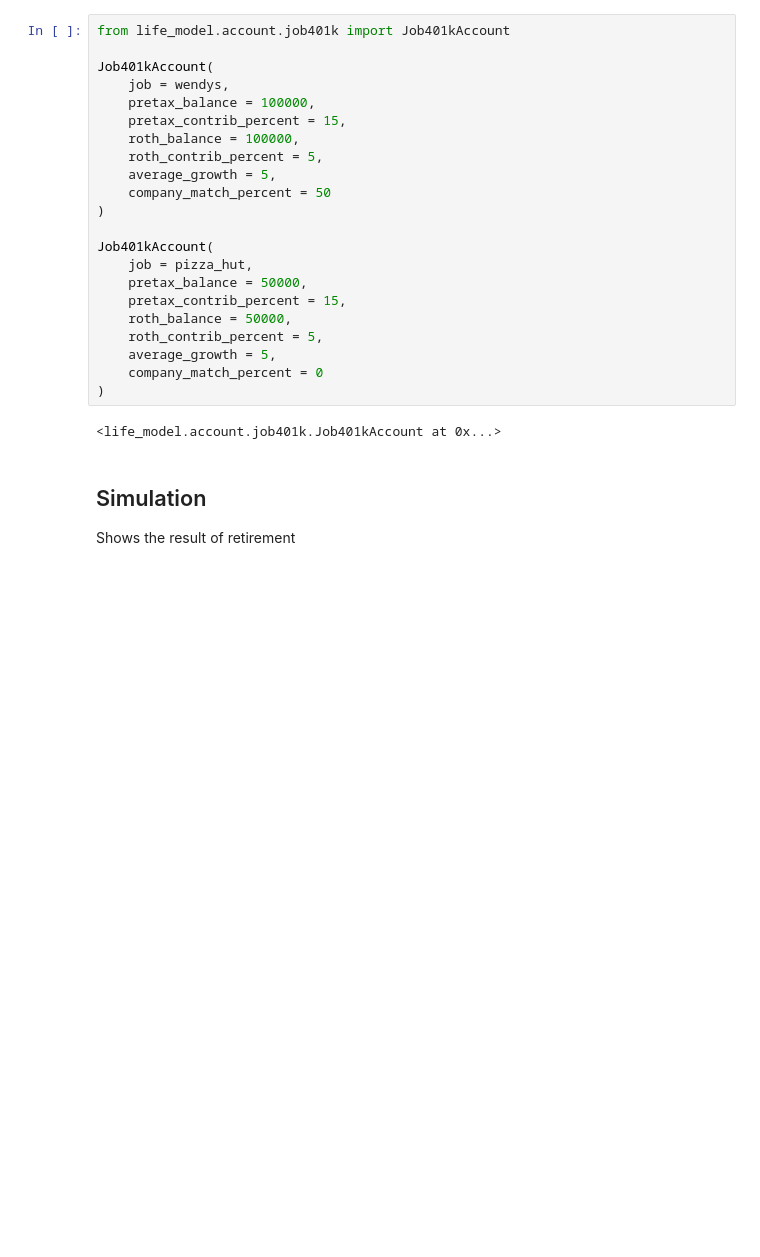
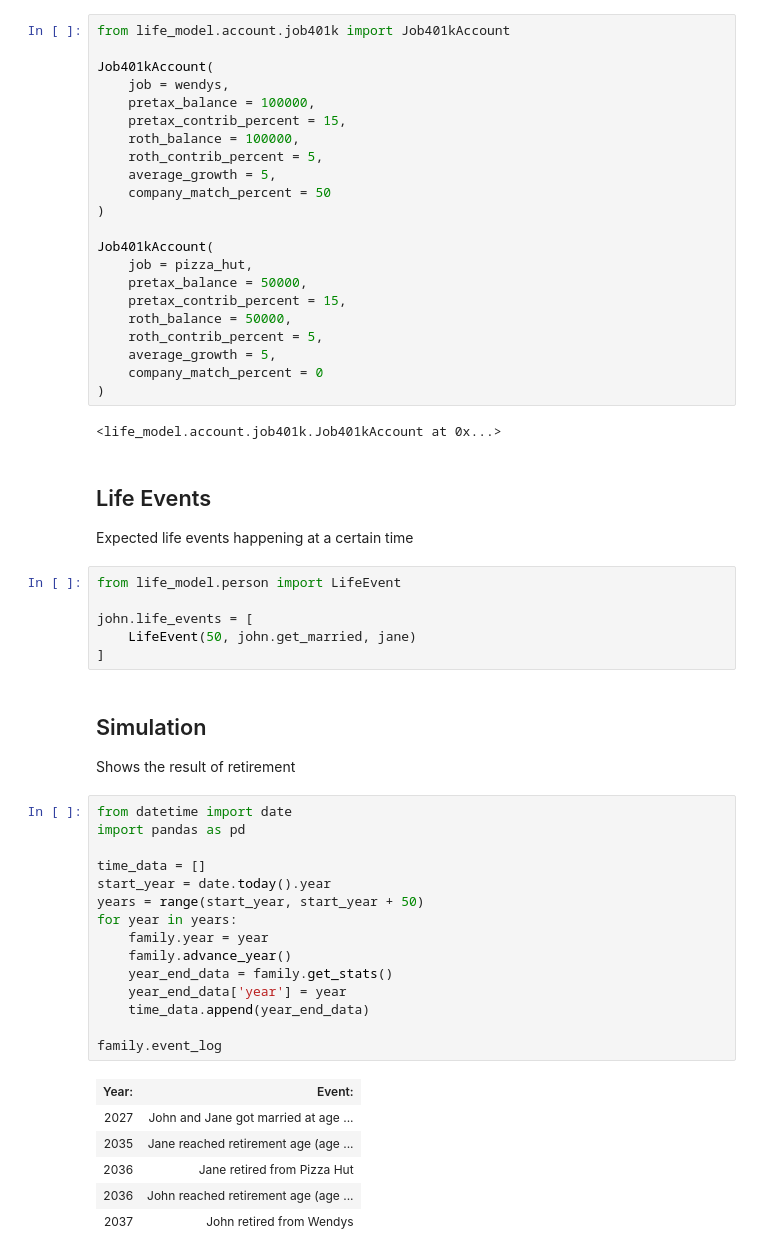
Before and after one commit to sw23/life-model, a Jupyter notebook: ExampleSimulation.ipynb, the cells around one changed output. Saved outputs shown, nothing was run; the diff lists cells and outputs as text; blank space fills up the shorter version.

```diff
--- a/ExampleSimulation.ipynb
+++ b/ExampleSimulation.ipynb
@@ -129,7 +129,38 @@ Job401kAccount(
 )
 # %% [output]
 <life_model.account.job401k.Job401kAccount at 0x...>
+# %% [markdown]
+## Life Events
+Expected life events happening at a certain time
+# %%
+from life_model.person import LifeEvent
+
+john.life_events = [
+    LifeEvent(50, john.get_married, jane)
+]
 # %% [markdown]
 ## Simulation
 Shows the result of retirement
+# %%
+from datetime import date
+import pandas as pd
+
+time_data = []
+start_year = date.today().year
+years = range(start_year, start_year + 50)
+for year in years:
+    family.year = year
+    family.advance_year()
+    year_end_data = family.get_stats()
+    year_end_data['year'] = year
+    time_data.append(year_end_data)
+
+family.event_log
+# %% [output]
+| Year: | Event: |
+| 2027 | John and Jane got married at age ... |
+| 2035 | Jane reached retirement age (age ... |
+| 2036 | Jane retired from Pizza Hut |
+| 2036 | John reached retirement age (age ... |
+| 2037 | John retired from Wendys |
 # %%
```
Also changed, not shown: parts of 5 cells of this notebook, 6 other files.
